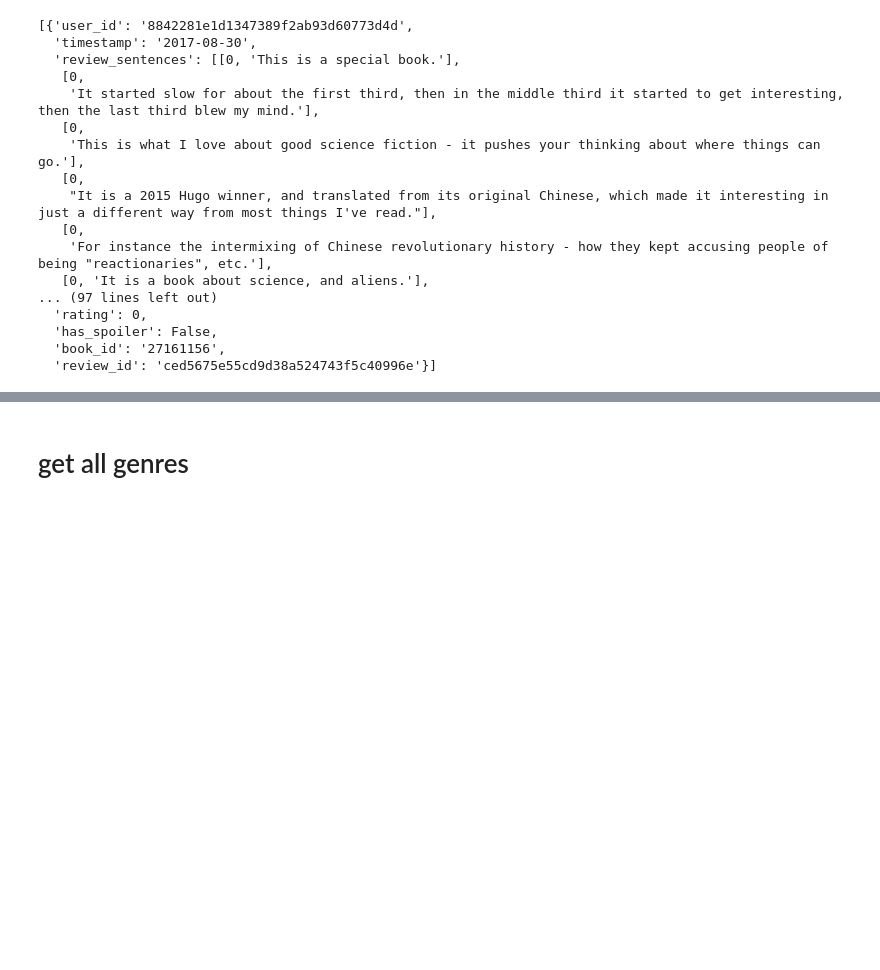
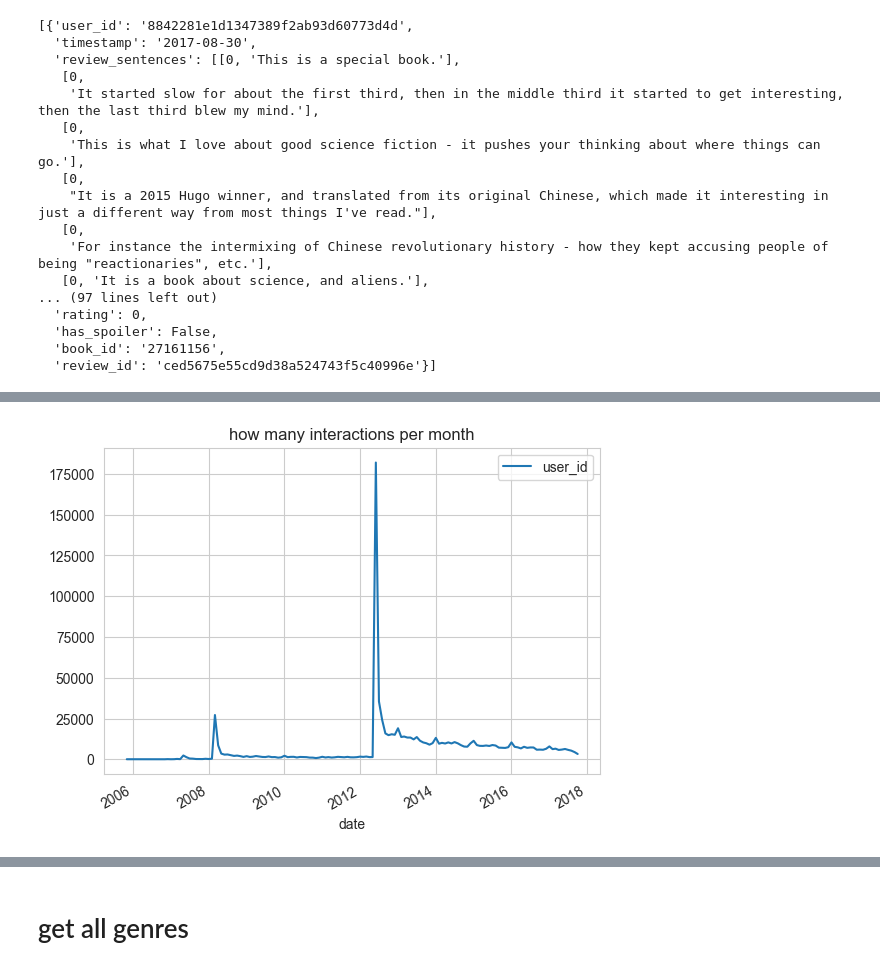
Before and after one commit to mariajoaolavoura/measuring_forgetting, a Jupyter notebook: notebooks/Goodreads - EDA.ipynb, the cells around one changed output, grey strips where cells are left out. Drawn from its saved outputs; the diff is of its cells as text; code cells hidden in the pictures; blank space fills up the shorter version.

```diff
--- a/notebooks/Goodreads - EDA.ipynb
+++ b/notebooks/Goodreads - EDA.ipynb
@@ -226,0 +498,7 @@ inter_dedup
+# %%
+_dict  = load_interactions_to_dict(head=int(100000/0.14)*4,
+                                      rating=3,
+                                      save_folder=output_path+'pos_rates_only/',
+                                      save_filename='inter_dedup_+3stars_4x714k',
+                                      file_foldername=dataset_folderpath+'goodreads_interactions_dedup.json.gz')
+_df = pd.DataFrame.from_dict(_dict, orient='index',columns=inter_dedup_columns)
@@ -226,0 +513,6 @@ inter_dedup
+# %%
+_df[[user_col, date_col]]\
+        .groupby(date_col)\
+            .count().sort_values(by=['date'], ascending=[True]).plot(title='how many interactions per month');
+# %% [output]
+[figure, added]
```
Also changed, not shown: parts of 45 cells of this notebook, 1 other file.
